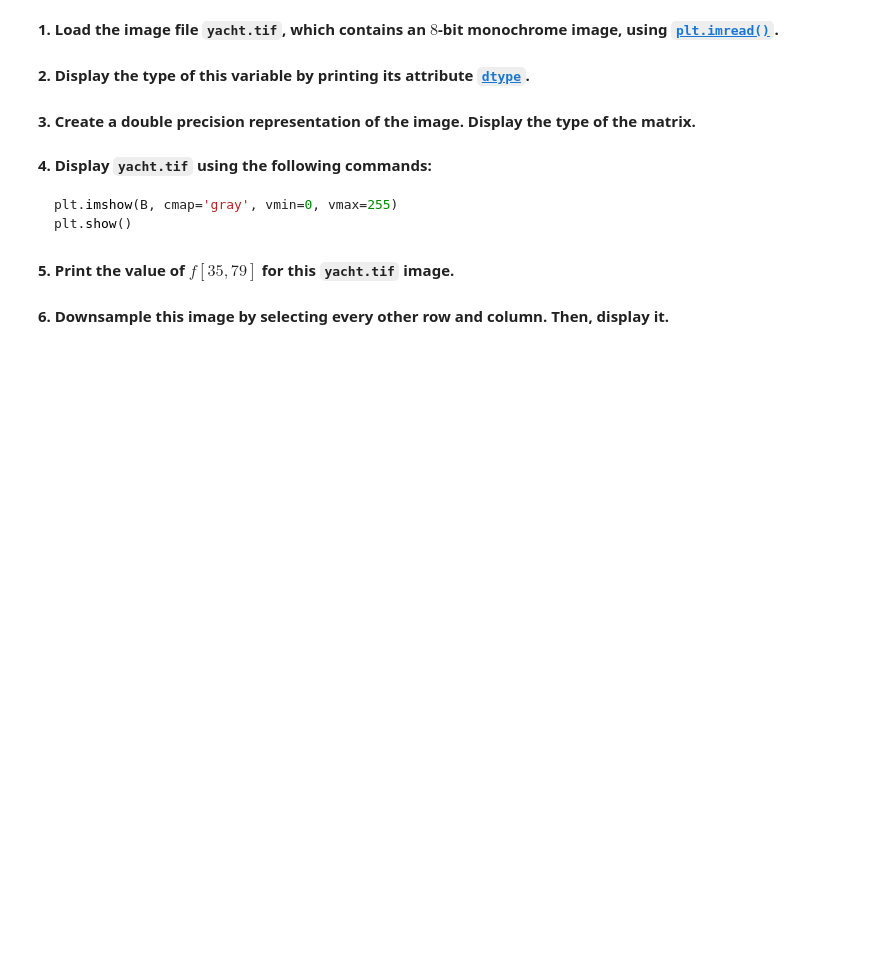
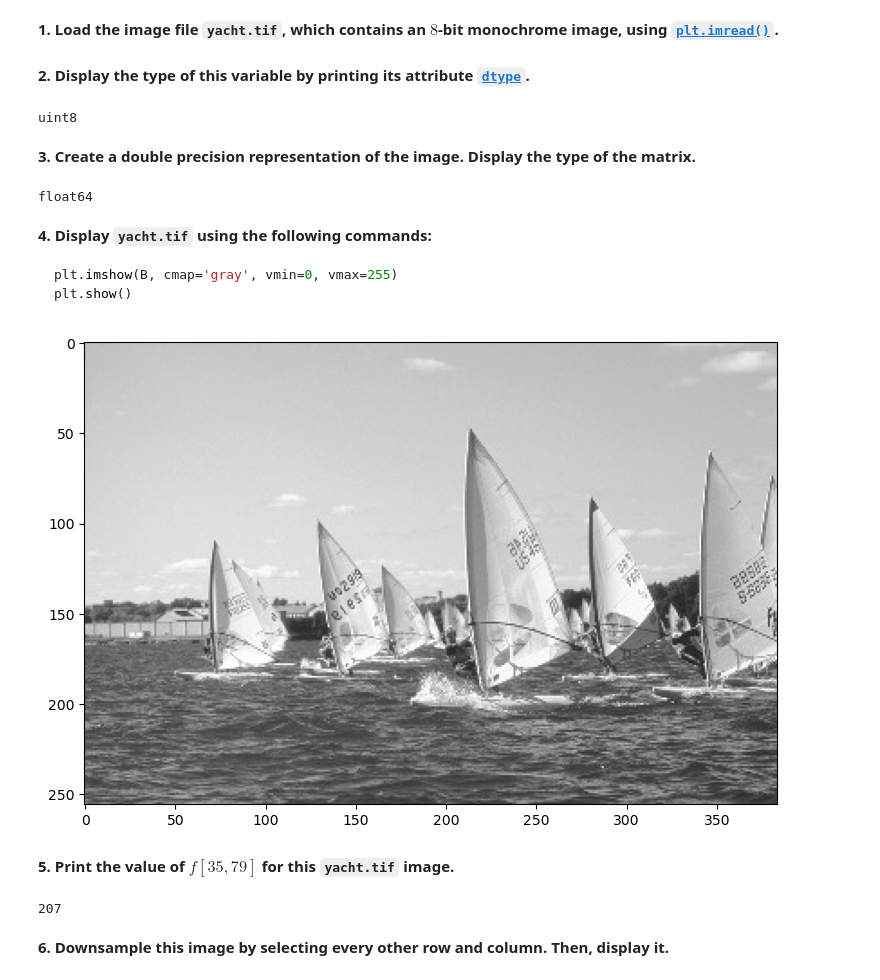
Before and after one commit to danzheng3/Lab2_Starter, a Jupyter notebook: lab2_report.ipynb, the cells around one changed output. Saved outputs shown, nothing was run; the diff lists cells and outputs as text; code cells hidden in the pictures; blank space fills up the shorter version.

````diff
--- a/lab2_report.ipynb
+++ b/lab2_report.ipynb
@@ -46,14 +46,22 @@ plt.rcParams['figure.figsize'] = (16, 6)
 **1. Load the image file ```yacht.tif```, which contains an $8$-bit monochrome image, using [`plt.imread()`](https://matplotlib.org/3.5.0/api/_as_gen/matplotlib.pyplot.imread.html).**
 # %%
 # insert your code here
+A = plt.imread('yacht.tif')
 # %% [markdown]
 **2. Display the type of this variable by printing its attribute [`dtype`](https://numpy.org/doc/stable/reference/generated/numpy.ndarray.dtype.html).**
 # %%
 # insert your code here
+print(A.dtype)
+# %% [output]
+uint8
 # %% [markdown]
 **3. Create a double precision representation of the image. Display the type of the matrix.**
 # %%
 # insert your code here
+B = A.astype(np.float64)
+print(B.dtype)
+# %% [output]
+float64
 # %% [markdown]
 **4. Display ```yacht.tif``` using the following commands:**
 ```python
@@ -62,9 +70,16 @@ plt.show()
 ```
 # %%
 # insert your code here
+plt.imshow(B, cmap='gray', vmin=0, vmax=255)
+plt.show()
+# %% [output]
+[figure, added]
 # %% [markdown]
 **5. Print the value of $f[35, 79]$ for this `yacht.tif` image.**
 # %%
 # insert your code here
+print(A[35,79])
+# %% [output]
+207
 # %% [markdown]
 **6. Downsample this image by selecting every other row and column. Then, display it.**
````
Also changed, not shown: parts of 16 cells of this notebook.
